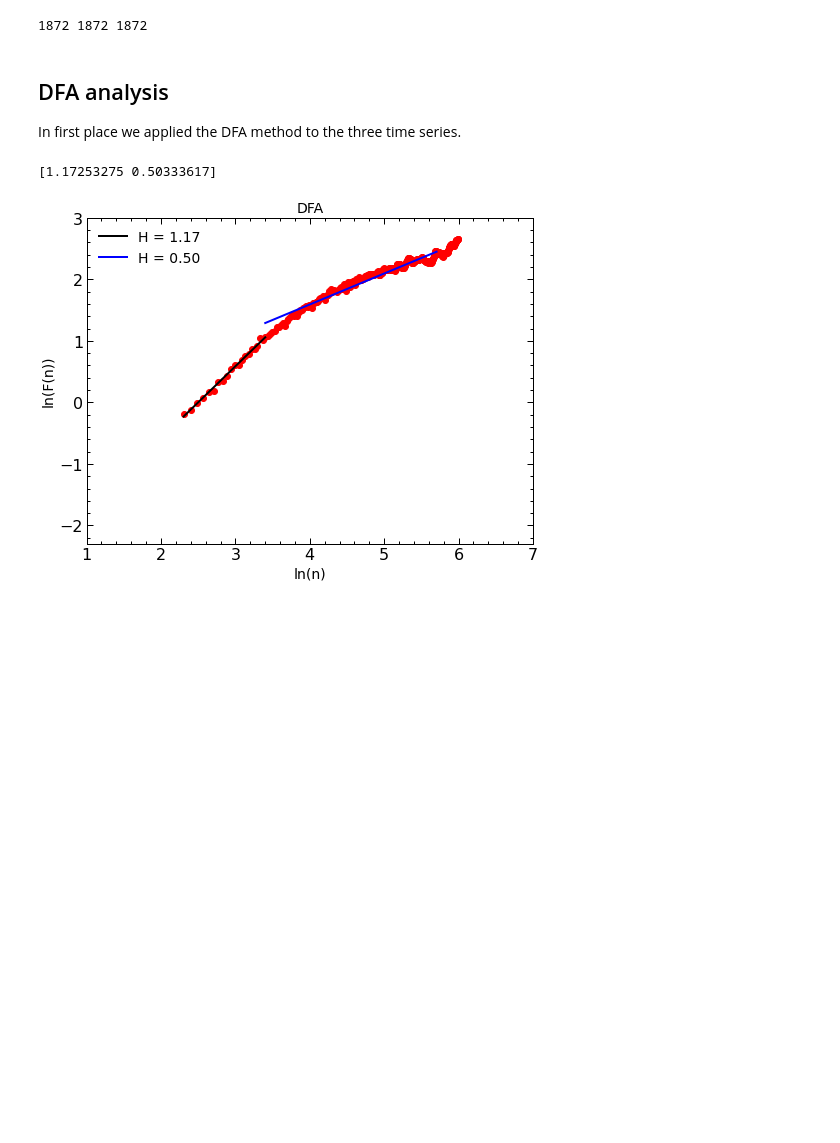
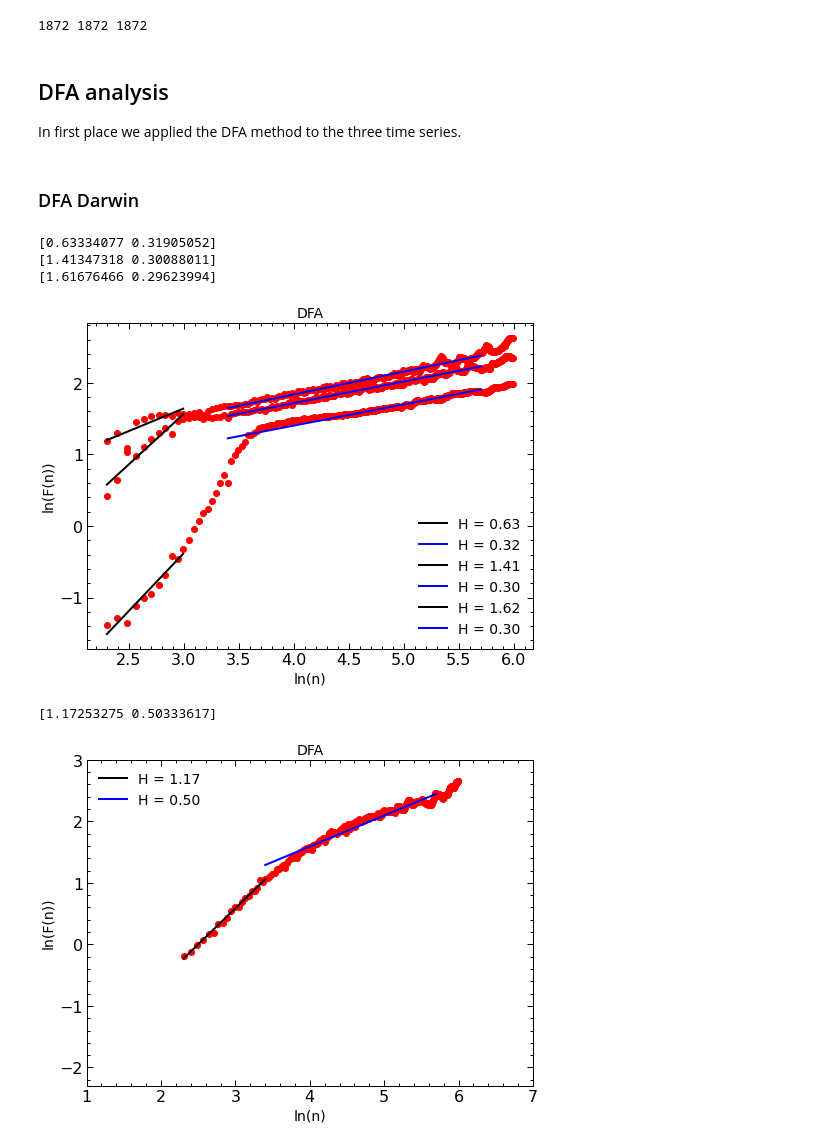
Before and after one commit to sebasjaro/MFDFAX, a Jupyter notebook: Python/El Niño - Southern Oscillation.ipynb, the cells around one changed output. Saved outputs shown, nothing was run; the diff lists cells and outputs as text; code cells hidden in the pictures; blank space fills up the shorter version.

Commit message:
Se agrego Darwin DFA de mayor orden

```diff
--- a/Python/El Niño - Southern Oscillation.ipynb
+++ b/Python/El Niño - Southern Oscillation.ipynb
@@ -172,42 +166,78 @@ print(len(a),len(b),len(c))
 ## DFA analysis
 
 In first place we applied the DFA method to the three time series.
+# %% [markdown]
+### DFA Darwin
 # %%
 winSizes = fu.linRangeByStep(10, 400)
 revSeg = True
-polOrd = 2
+polOrd = 1
 
 pydfa = fathon.DFA(a)
 
 n, F = pydfa.computeFlucVec(winSizes, revSeg=revSeg, polOrd=polOrd)
 
-'''
-H, H_intercept = pydfa.fitFlucVec()
+limits_list = np.array([[10,20], [30,300]], dtype=int)
+list_H, list_H_intercept = pydfa.multiFitFlucVec(limits_list)
+print(list_H)
+
+clrs = ['k', 'b', 'm', 'c', 'y']
+stls = ['-', '--', '.-']
 plt.plot(np.log(n), np.log(F), 'ro')
-plt.plot(np.log(n), H_intercept+H*np.log(n), 'k-', label='H = {:.2f}'.format(H))
+for i in range(len(list_H)):
+    n_rng = np.arange(limits_list[i][0], limits_list[i][1]+1)
+    plt.plot(np.log(n_rng), list_H_intercept[i]+list_H[i]*np.log(n_rng),
+             clrs[i%len(clrs)]+stls[(i//len(clrs))%len(stls)], label='H = {:.2f}'.format(list_H[i]))
 plt.xlabel('ln(n)', fontsize=14)
 plt.ylabel('ln(F(n))', fontsize=14)
 plt.title('DFA', fontsize=14)
 plt.legend(loc=0, fontsize=14)
-plt.show()
-'''
+#plt.show()
+
+
+polOrd = 2
+n, F = pydfa.computeFlucVec(winSizes, revSeg=revSeg, polOrd=polOrd)
+
+limits_list = np.array([[10,20], [30,300]], dtype=int)
+list_H, list_H_intercept = pydfa.multiFitFlucVec(limits_list)
+print(list_H)
+
+clrs = ['k', 'b', 'm', 'c', 'y']
+stls = ['-', '--', '.-']
+plt.plot(np.log(n), np.log(F), 'ro')
+for i in range(len(list_H)):
+    n_rng = np.arange(limits_list[i][0], limits_list[i][1]+1)
+    plt.plot(np.log(n_rng), list_H_intercept[i]+list_H[i]*np.log(n_rng),
+             clrs[i%len(clrs)]+stls[(i//len(clrs))%len(stls)], label='H = {:.2f}'.format(list_H[i]))
+plt.xlabel('ln(n)', fontsize=14)
+plt.ylabel('ln(F(n))', fontsize=14)
+plt.title('DFA', fontsize=14)
+plt.legend(loc=0, fontsize=14)
+
+polOrd = 8
+n, F = pydfa.computeFlucVec(winSizes, revSeg=revSeg, polOrd=polOrd)
 
 limits_list = np.array([[10,20], [30,300]], dtype=int)
 list_H, list_H_intercept = pydfa.multiFitFlucVec(limits_list)
 print(list_H)
 
 clrs = ['k', 'b', 'm', 'c', 'y']
 stls = ['-', '--', '.-']
 plt.plot(np.log(n), np.log(F), 'ro')
 for i in range(len(list_H)):
     n_rng = np.arange(limits_list[i][0], limits_list[i][1]+1)
     plt.plot(np.log(n_rng), list_H_intercept[i]+list_H[i]*np.log(n_rng),
              clrs[i%len(clrs)]+stls[(i//len(clrs))%len(stls)], label='H = {:.2f}'.format(list_H[i]))
 plt.xlabel('ln(n)', fontsize=14)
 plt.ylabel('ln(F(n))', fontsize=14)
 plt.title('DFA', fontsize=14)
 plt.legend(loc=0, fontsize=14)
 plt.show()
+# %% [output]
+[0.63334077 0.31905052]
+[1.41347318 0.30088011]
+[1.61676466 0.29623994]
+[figure, added]
 # %%
 winSizes = fu.linRangeByStep(10, 400)
 revSeg = True
```
Also changed, not shown: parts of 5 cells of this notebook.
